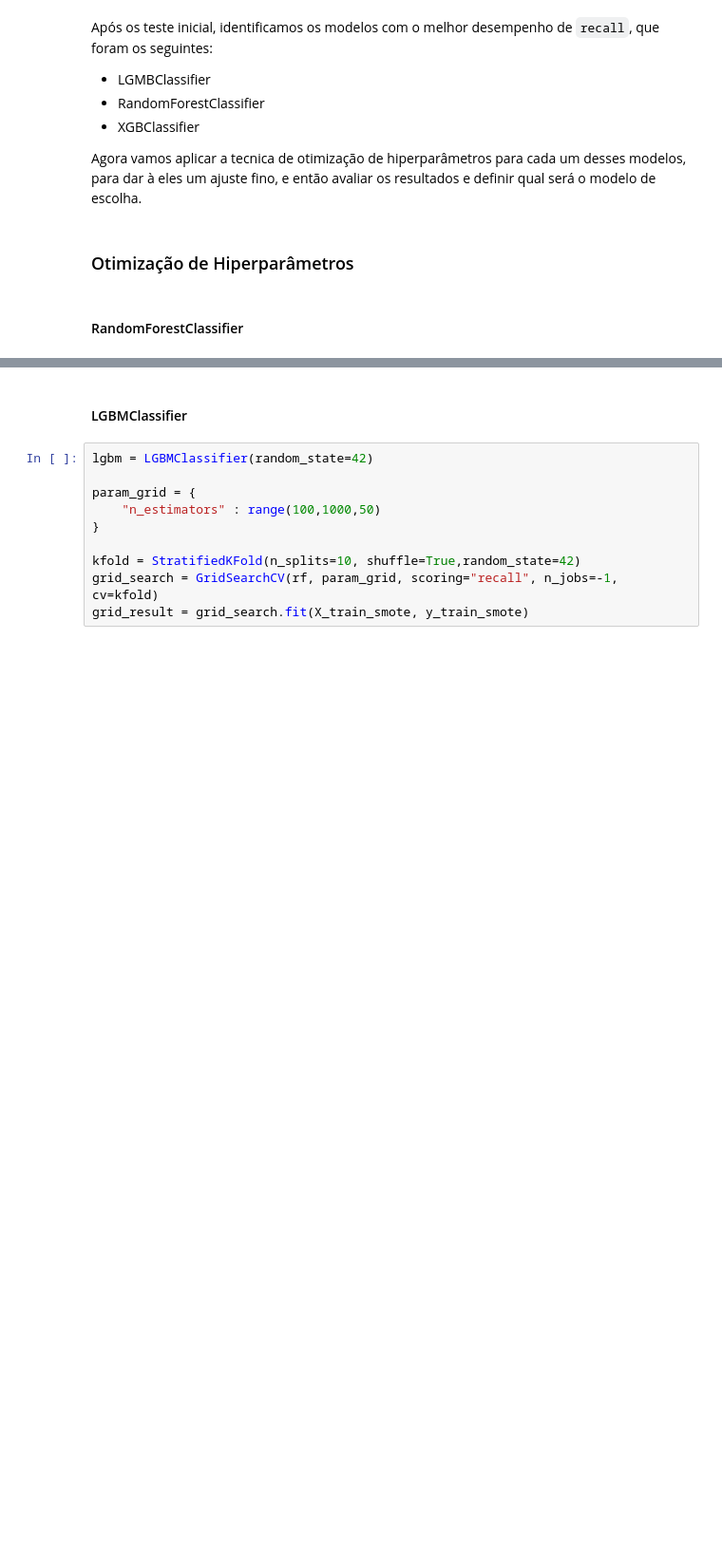
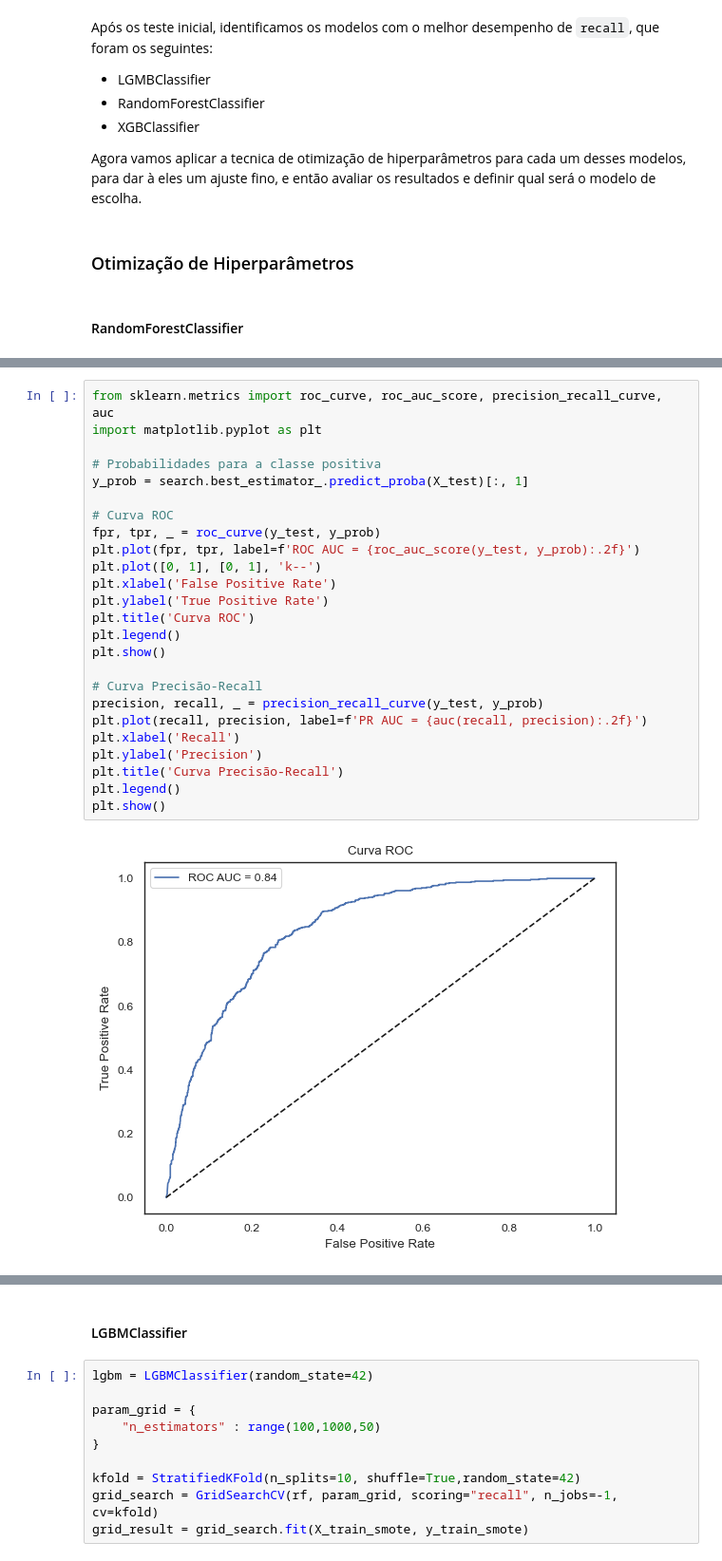
Before and after one commit to marcosilvaa/churn-prediction, a Jupyter notebook: projeto_churn.ipynb, the cells around one changed output, grey strips where cells are left out. Shown: that part at 95% size. Cells and saved outputs as stored; diff of their text form; blank space fills up the shorter version.

```diff
--- a/projeto_churn.ipynb
+++ b/projeto_churn.ipynb
@@ -542,0 +631,27 @@ Agora vamos aplicar a tecnica de otimização de hiperparâmetros para cada um d
+# %%
+from sklearn.metrics import roc_curve, roc_auc_score, precision_recall_curve, auc
+import matplotlib.pyplot as plt
+
+# Probabilidades para a classe positiva
+y_prob = search.best_estimator_.predict_proba(X_test)[:, 1]
+
+# Curva ROC
+fpr, tpr, _ = roc_curve(y_test, y_prob)
+plt.plot(fpr, tpr, label=f'ROC AUC = {roc_auc_score(y_test, y_prob):.2f}')
+plt.plot([0, 1], [0, 1], 'k--')
+plt.xlabel('False Positive Rate')
+plt.ylabel('True Positive Rate')
+plt.title('Curva ROC')
+plt.legend()
+plt.show()
+
+# Curva Precisão-Recall
+precision, recall, _ = precision_recall_curve(y_test, y_prob)
+plt.plot(recall, precision, label=f'PR AUC = {auc(recall, precision):.2f}')
+plt.xlabel('Recall')
+plt.ylabel('Precision')
+plt.title('Curva Precisão-Recall')
+plt.legend()
+plt.show()
+# %% [output]
+[figure, added]
```
Also changed, not shown: parts of 29 cells of this notebook.
